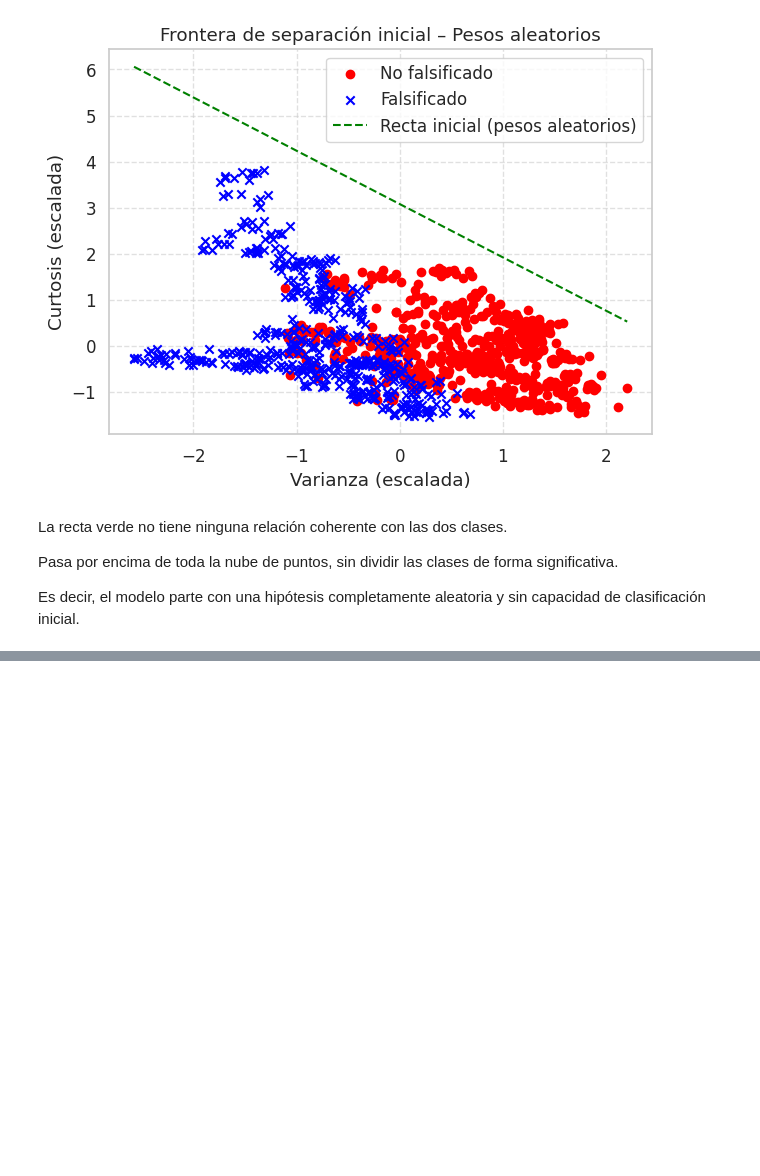
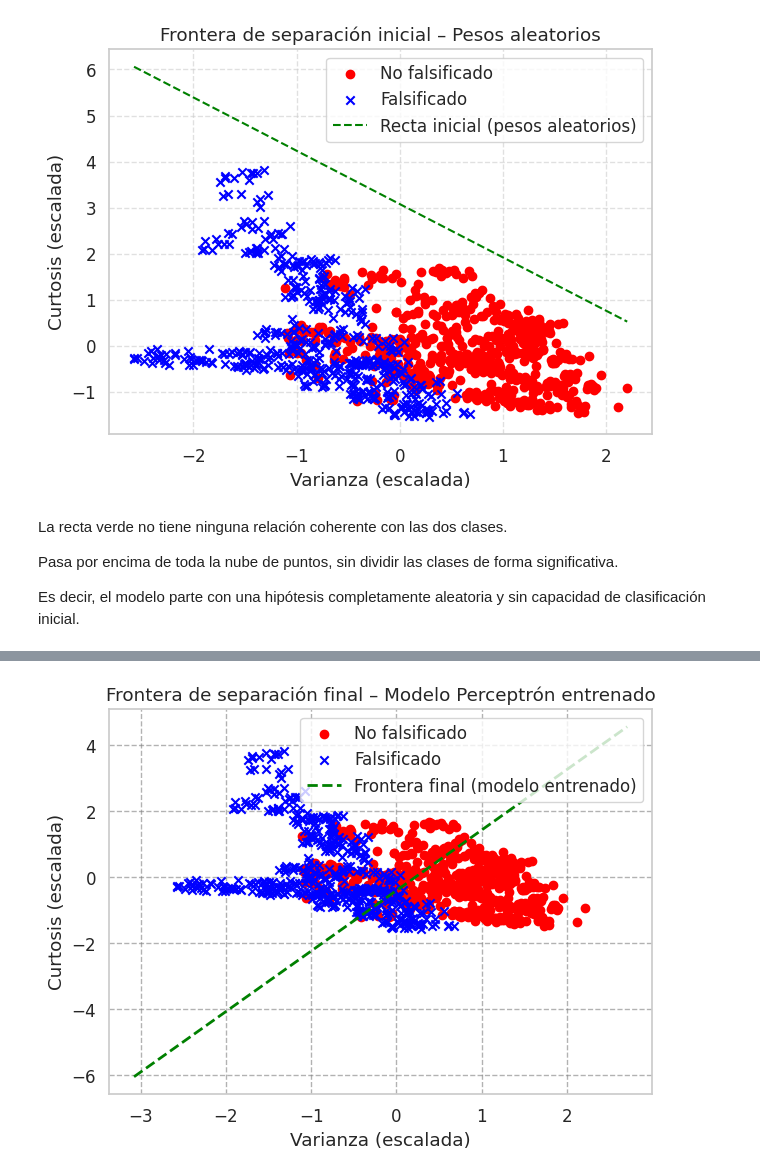
Before and after one commit to MiguelAngeloTr/Aprendizaje_Automatico, a Jupyter notebook: SEMANA_5/TAREA3/Clasificación_usando_perceptron_Adaline.ipynb, the cells around one changed output, grey strips where cells are left out. Cells and saved outputs as stored; diff of their text form; code cells hidden in the pictures; blank space fills up the shorter version.

```diff
--- a/SEMANA_5/TAREA3/Clasificación_usando_perceptron_Adaline.ipynb
+++ b/SEMANA_5/TAREA3/Clasificación_usando_perceptron_Adaline.ipynb
@@ -509,0 +581,43 @@ Es decir, el modelo parte con una hipótesis completamente aleatoria y sin capac
+# %%
+# SOLO EPOCA FINAL #
+
+import matplotlib.pyplot as plt
+import numpy as np
+
+# Datos estandarizados
+X = X_train_std
+y = y_train.values
+
+# Separar por clase para graficar
+X_no_falsificado = X[y == 0]
+X_falsificado = X[y == 1]
+
+plt.figure(figsize=(7,5))
+plt.scatter(X_no_falsificado[:, 0], X_no_falsificado[:, 1],
+            color='red', marker='o', label='No falsificado')
+plt.scatter(X_falsificado[:, 0], X_falsificado[:, 1],
+            color='blue', marker='x', label='Falsificado')
+
+# Obtener los pesos finales del modelo entrenado
+w_final = ppn.w_historical[-1]
+b = w_final[0]
+w1 = w_final[1]
+w2 = w_final[2]
+
+# Calcular la frontera de decisión final
+x_min, x_max = np.min(X[:, 0]), np.max(X[:, 0])
+X1 = np.linspace(x_min - 0.5, x_max + 0.5, 100)
+X2 = -(w1 / w2) * X1 - (b / w2)
+
+# Graficar la línea de separación final
+plt.plot(X1, X2, color='green', linestyle='--', linewidth=2,
+         label='Frontera final (modelo entrenado)')
+
+plt.xlabel('Varianza (escalada)')
+plt.ylabel('Curtosis (escalada)')
+plt.title('Frontera de separación final – Modelo Perceptrón entrenado')
+plt.legend(loc='upper right')
+plt.grid(True, linestyle='--', color='gray', alpha=0.6)
+plt.show()
+# %% [output]
+[figure, added]
```
Also changed, not shown: parts of 18 cells of this notebook.
